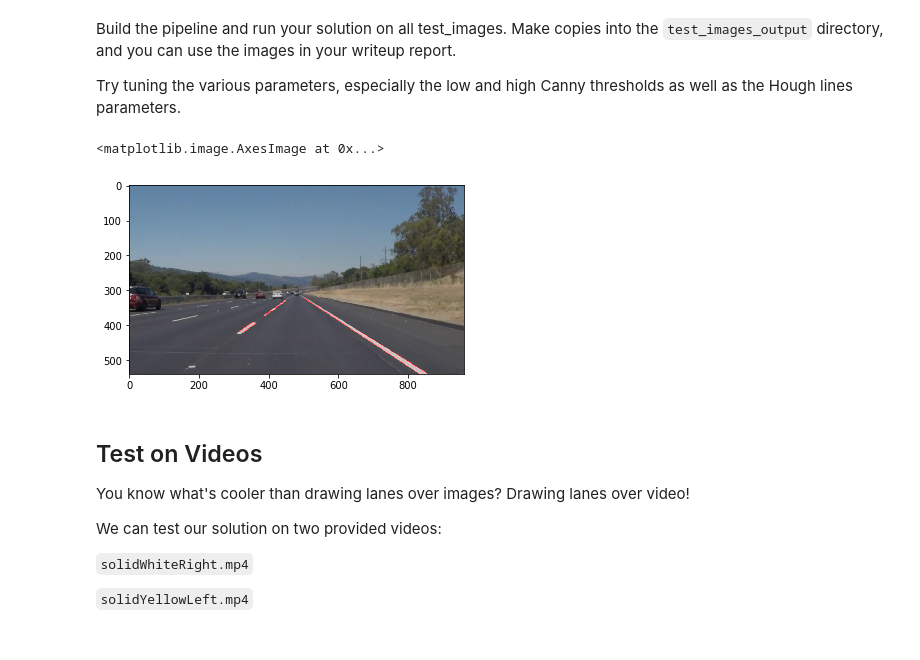
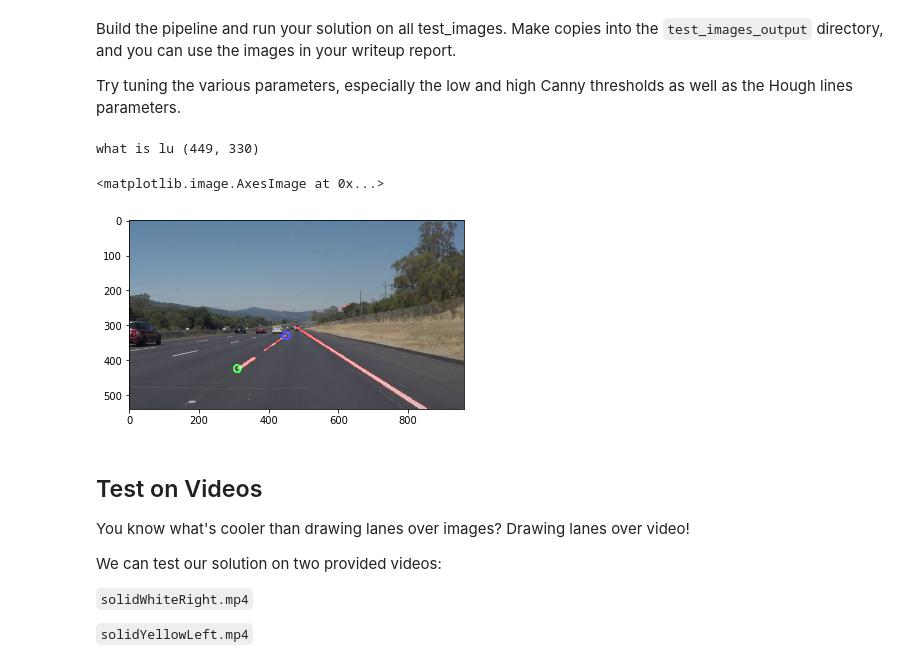
Before and after one commit to Elizaaaaa/lane-detection, a Jupyter notebook: P1.ipynb, the cells around one changed output. Cells and saved outputs as stored; diff of their text form; code cells hidden in the pictures.

Commit message:
find edge point inside boundary

```diff
--- a/P1.ipynb
+++ b/P1.ipynb
@@ -146,9 +161,28 @@ def draw_lines(img, lines, color=[255, 0, 0], thickness=2):
     If you want to make the lines semi-transparent, think about combining
     this function with the weighted_img() function below
     """
+    ld = (800, 0)
+    lu = (0, 800)
     for line in lines:
         for x1,y1,x2,y2 in line:
+            slope = ((y2-y1)/(x2-x1))
+            if -0.3 < slope < 0.3:
+                # Ignore horizontal lines
+                continue
+            # Check if inside the boundary
+            leftcheck = cv2.pointPolygonTest(vertices, (x1, y1), False)
+            rightcheck = cv2.pointPolygonTest(vertices, (x2, y2), False)
+            if slope < 0:
+                # Left-line
+                if leftcheck >= 0:
+                    ld = (min(ld[0], x1), max(ld[1], y1))
+                if rightcheck >= 0:
+                    lu = (max(lu[0], x2), min(lu[1], y2))
+
             cv2.line(img, (x1, y1), (x2, y2), color, thickness)
+    cv2.circle(img, ld, 10, [0, 255, 0], 5)
+    print("what is lu {}".format(lu))
+    cv2.circle(img, lu, 10, [0, 0, 255], 5)
 
 def hough_lines(img, rho, theta, threshold, min_line_len, max_line_gap):
     """
@@ -200,33 +234,36 @@ Try tuning the various parameters, especially the low and high Canny thresholds
 # %%
 # TODO: Build your pipeline that will draw lane lines on the test_images
 # then save them to the test_images_output directory.
 imshape = image.shape
 
 gray_image = grayscale(image)
 
 kernal_size = 5
 low_thresh = 100
 high_thresh = 200
 canny_image = canny(gaussian_blur(gray_image, kernal_size), low_thresh, high_thresh)
 
 #def hough_lines(img, rho, theta, threshold, min_line_len, max_line_gap):
 rho = 2
 theta = np.pi/180
 threshold = 15
 min_line_len = 40
 max_line_gap = 15
 
 hough_image = hough_lines(canny_image, rho, theta, threshold, min_line_len, max_line_gap)
 
-vertices = np.array([[(100,imshape[0]),(450, 315), (490, 315), (imshape[1]-100,imshape[0])]], dtype=np.int32)
+#vertices = np.array([[(100,imshape[0]),(450, 315), (490, 315), (imshape[1]-100,imshape[0])]], dtype=np.int32)
+global vertices
+vertices = np.array([[(100,imshape[0]),(400, 200), (600, 200), (imshape[1]-100,imshape[0])]], dtype=np.int32)
 masked_image = region_of_interest(hough_image, vertices)
 
 result = weighted_img(masked_image, image)
 
 plt.imshow(result)
 # %% [output]
-<matplotlib.image.AxesImage at 0x...>
+what is lu (449, 330)
+<matplotlib.image.AxesImage at 0x...>
-[figure, old version]
+[figure, new version]
 # %% [markdown]
 ## Test on Videos
 
```
Also changed, not shown: parts of 5 cells of this notebook.
